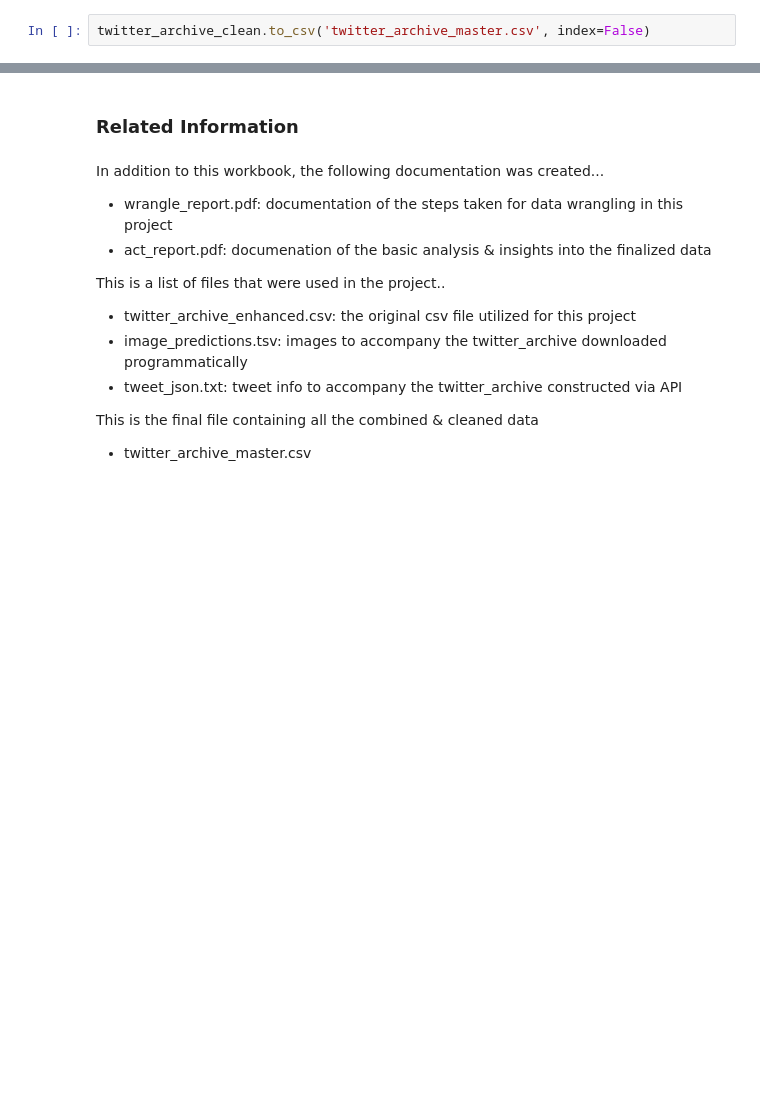
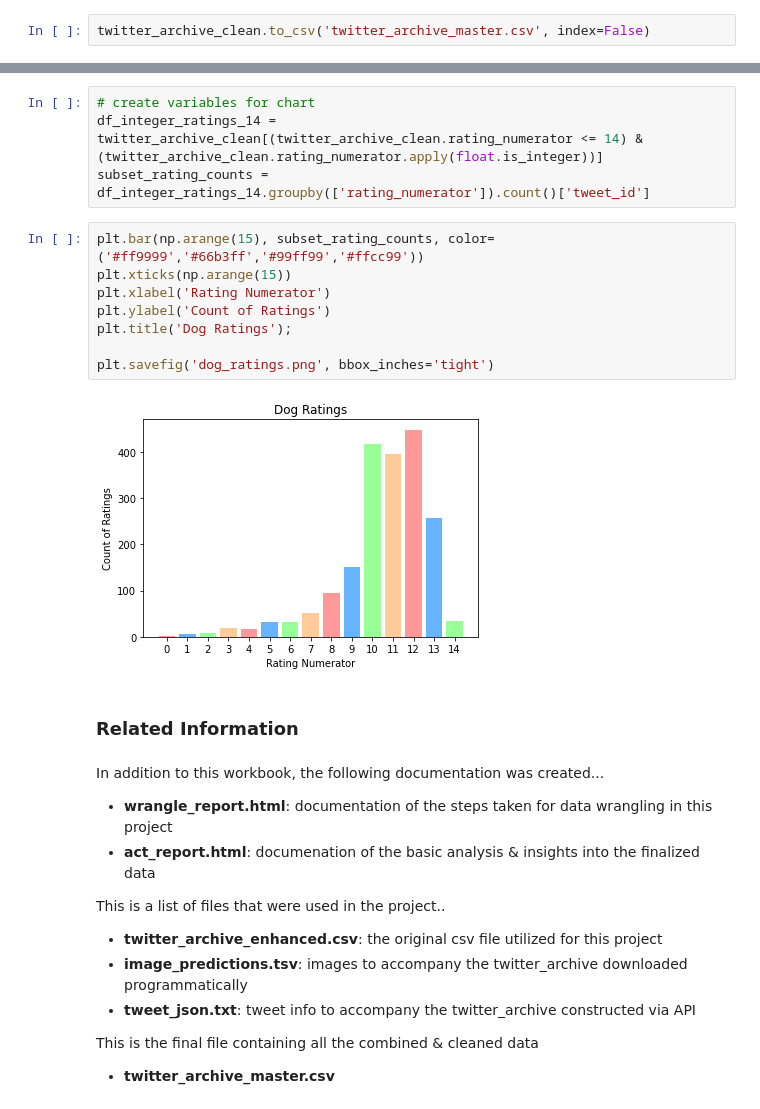
Before and after one commit to cman1836/WrangleAnalyze, a Jupyter notebook: wrangle_act.ipynb, the cells around one changed output, grey strips where cells are left out. Drawn from its saved outputs; the diff is of its cells as text; blank space fills up the shorter version.

```diff
--- a/wrangle_act.ipynb
+++ b/wrangle_act.ipynb
@@ -853,14 +892,28 @@ twitter_archive_clean.to_csv('twitter_archive_master.csv', index=False)
+# %%
+# create variables for chart
+df_integer_ratings_14 = twitter_archive_clean[(twitter_archive_clean.rating_numerator <= 14) & (twitter_archive_clean.rating_numerator.apply(float.is_integer))]
+subset_rating_counts = df_integer_ratings_14.groupby(['rating_numerator']).count()['tweet_id']
+# %%
+plt.bar(np.arange(15), subset_rating_counts, color=('#ff9999','#66b3ff','#99ff99','#ffcc99'))
+plt.xticks(np.arange(15))
+plt.xlabel('Rating Numerator')
+plt.ylabel('Count of Ratings')
+plt.title('Dog Ratings');
+
+plt.savefig('dog_ratings.png', bbox_inches='tight')
+# %% [output]
+[figure, added]
 # %% [markdown]
 ### Related Information
 # %% [markdown]
 In addition to this workbook, the following documentation was created...
-- wrangle_report.pdf: documentation of the steps taken for data wrangling in this project
-- act_report.pdf: documenation of the basic analysis & insights into the finalized data
+- **wrangle_report.html**: documentation of the steps taken for data wrangling in this project
+- **act_report.html**: documenation of the basic analysis & insights into the finalized data
 
 This is a list of files that were used in the project..
-- twitter_archive_enhanced.csv: the original csv file utilized for this project
-- image_predictions.tsv: images to accompany the twitter_archive downloaded programmatically
-- tweet_json.txt: tweet info to accompany the twitter_archive constructed via API
+- **twitter_archive_enhanced.csv**: the original csv file utilized for this project
+- **image_predictions.tsv**: images to accompany the twitter_archive downloaded programmatically
+- **tweet_json.txt**: tweet info to accompany the twitter_archive constructed via API
 
 This is the final file containing all the combined & cleaned data
-- twitter_archive_master.csv
+- **twitter_archive_master.csv**
```
Also changed, not shown: parts of 16 cells of this notebook.
